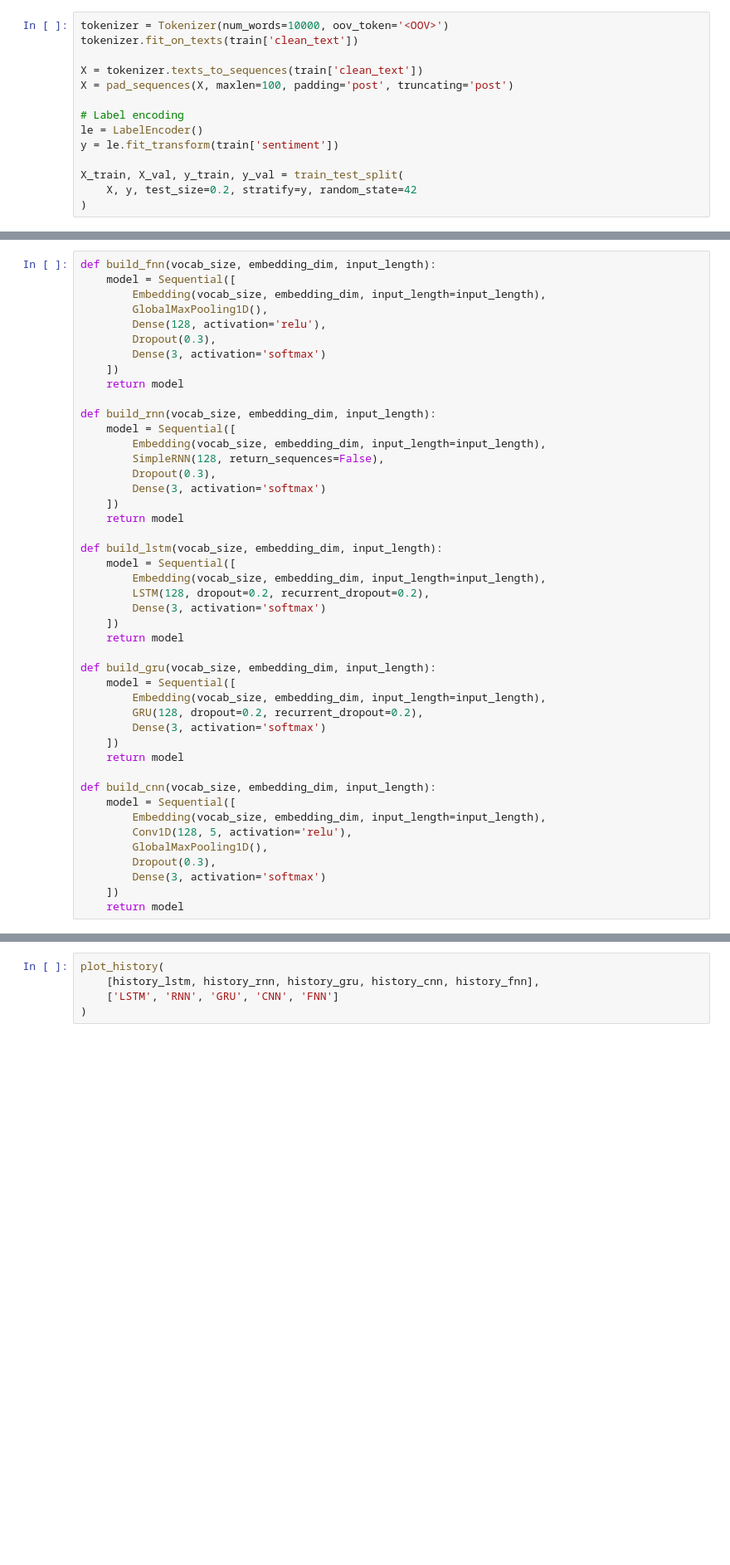
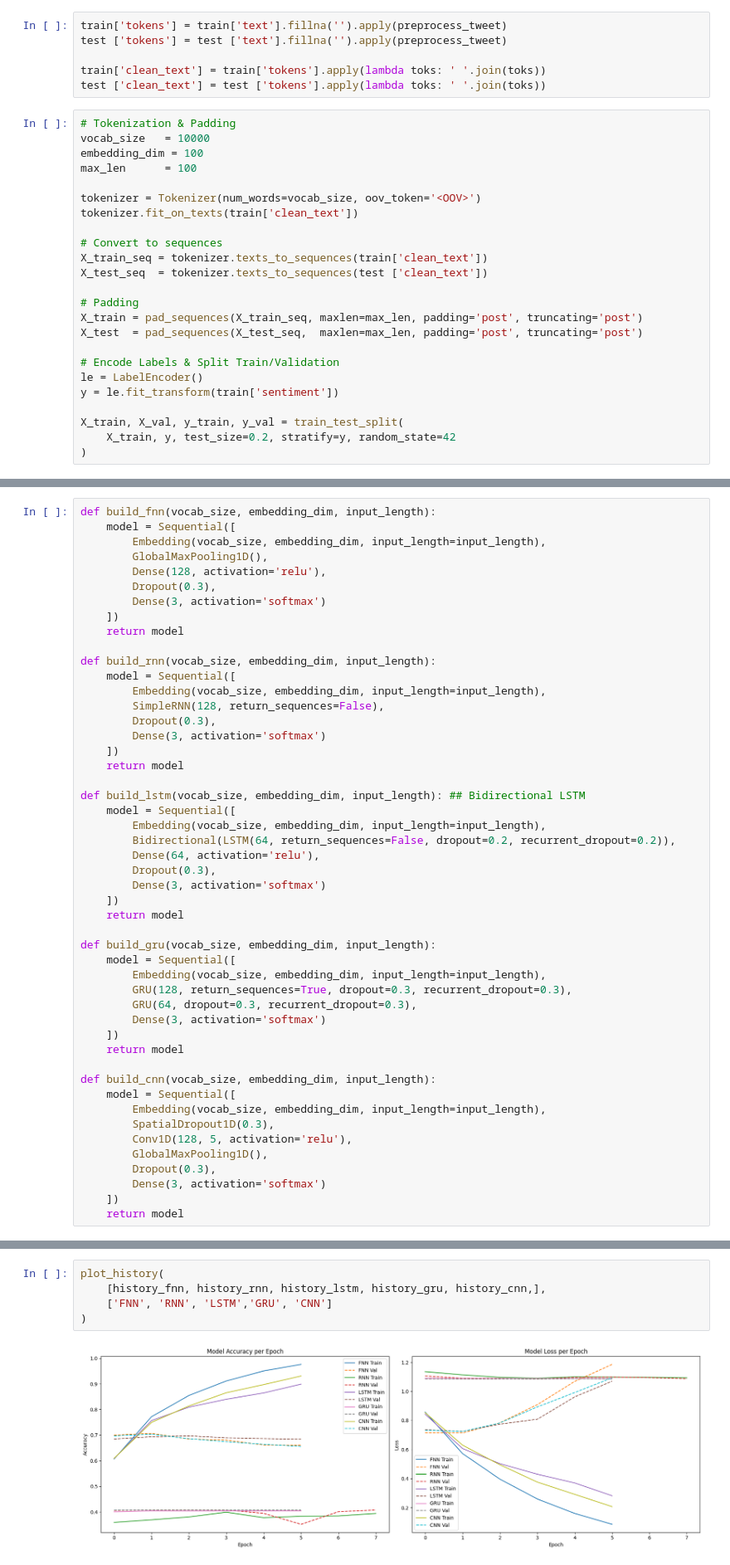
Before and after one commit to HazwanAdhikara/deeplearning-text, a Jupyter notebook: 5027231017_modul5.ipynb, the cells around one changed output, grey strips where cells are left out. Shown at 83% size. Saved outputs shown, nothing was run; the diff lists cells and outputs as text; blank space fills up the shorter version.

```diff
--- a/5027231017_modul5.ipynb
+++ b/5027231017_modul5.ipynb
@@ -335,14 +371,30 @@ train[['text','tokens', 'clean_text']].head()
+# %%
+train['tokens'] = train['text'].fillna('').apply(preprocess_tweet)
+test ['tokens'] = test ['text'].fillna('').apply(preprocess_tweet)
+
+train['clean_text'] = train['tokens'].apply(lambda toks: ' '.join(toks))
+test ['clean_text'] = test ['tokens'].apply(lambda toks: ' '.join(toks))
 # %%
-tokenizer = Tokenizer(num_words=10000, oov_token='<OOV>')
+# Tokenization & Padding
+vocab_size   = 10000
+embedding_dim = 100
+max_len      = 100
+
+tokenizer = Tokenizer(num_words=vocab_size, oov_token='<OOV>')
 tokenizer.fit_on_texts(train['clean_text'])
 
-X = tokenizer.texts_to_sequences(train['clean_text'])
-X = pad_sequences(X, maxlen=100, padding='post', truncating='post')
+# Convert to sequences
+X_train_seq = tokenizer.texts_to_sequences(train['clean_text'])
+X_test_seq  = tokenizer.texts_to_sequences(test ['clean_text'])
 
-# Label encoding
+# Padding
+X_train = pad_sequences(X_train_seq, maxlen=max_len, padding='post', truncating='post')
+X_test  = pad_sequences(X_test_seq,  maxlen=max_len, padding='post', truncating='post')
+
+# Encode Labels & Split Train/Validation
 le = LabelEncoder()
 y = le.fit_transform(train['sentiment'])
 
 X_train, X_val, y_train, y_val = train_test_split(
-    X, y, test_size=0.2, stratify=y, random_state=42
+    X_train, y, test_size=0.2, stratify=y, random_state=42
 )
@@ -372,10 +522,12 @@ def build_rnn(vocab_size, embedding_dim, input_length):
     ])
     return model
 
-def build_lstm(vocab_size, embedding_dim, input_length):
+def build_lstm(vocab_size, embedding_dim, input_length): ## Bidirectional LSTM
     model = Sequential([
         Embedding(vocab_size, embedding_dim, input_length=input_length),
-        LSTM(128, dropout=0.2, recurrent_dropout=0.2),
+        Bidirectional(LSTM(64, return_sequences=False, dropout=0.2, recurrent_dropout=0.2)),
+        Dense(64, activation='relu'),
+        Dropout(0.3),
         Dense(3, activation='softmax')
     ])
     return model
@@ -383,7 +535,8 @@ def build_lstm(vocab_size, embedding_dim, input_length):
 def build_gru(vocab_size, embedding_dim, input_length):
     model = Sequential([
         Embedding(vocab_size, embedding_dim, input_length=input_length),
-        GRU(128, dropout=0.2, recurrent_dropout=0.2),
+        GRU(128, return_sequences=True, dropout=0.3, recurrent_dropout=0.3),
+        GRU(64, dropout=0.3, recurrent_dropout=0.3),
         Dense(3, activation='softmax')
     ])
     return model
@@ -391,6 +544,7 @@ def build_gru(vocab_size, embedding_dim, input_length):
 def build_cnn(vocab_size, embedding_dim, input_length):
     model = Sequential([
         Embedding(vocab_size, embedding_dim, input_length=input_length),
+        SpatialDropout1D(0.3),
         Conv1D(128, 5, activation='relu'),
         GlobalMaxPooling1D(),
         Dropout(0.3),
@@ -484,9 +715,11 @@ def plot_history(histories, model_names):
     plt.show()
 # %%
 plot_history(
-    [history_lstm, history_rnn, history_gru, history_cnn, history_fnn],
-    ['LSTM', 'RNN', 'GRU', 'CNN', 'FNN']
+    [history_fnn, history_rnn, history_lstm, history_gru, history_cnn,],
+    ['FNN', 'RNN', 'LSTM','GRU', 'CNN']
 )
+# %% [output]
+[figure, added]
 # %%
 def evaluate_model(model, X_val, y_test, name):
     y_pred = model.predict(X_val)
```
Also changed, not shown: parts of 24 cells of this notebook, 5 other files.
